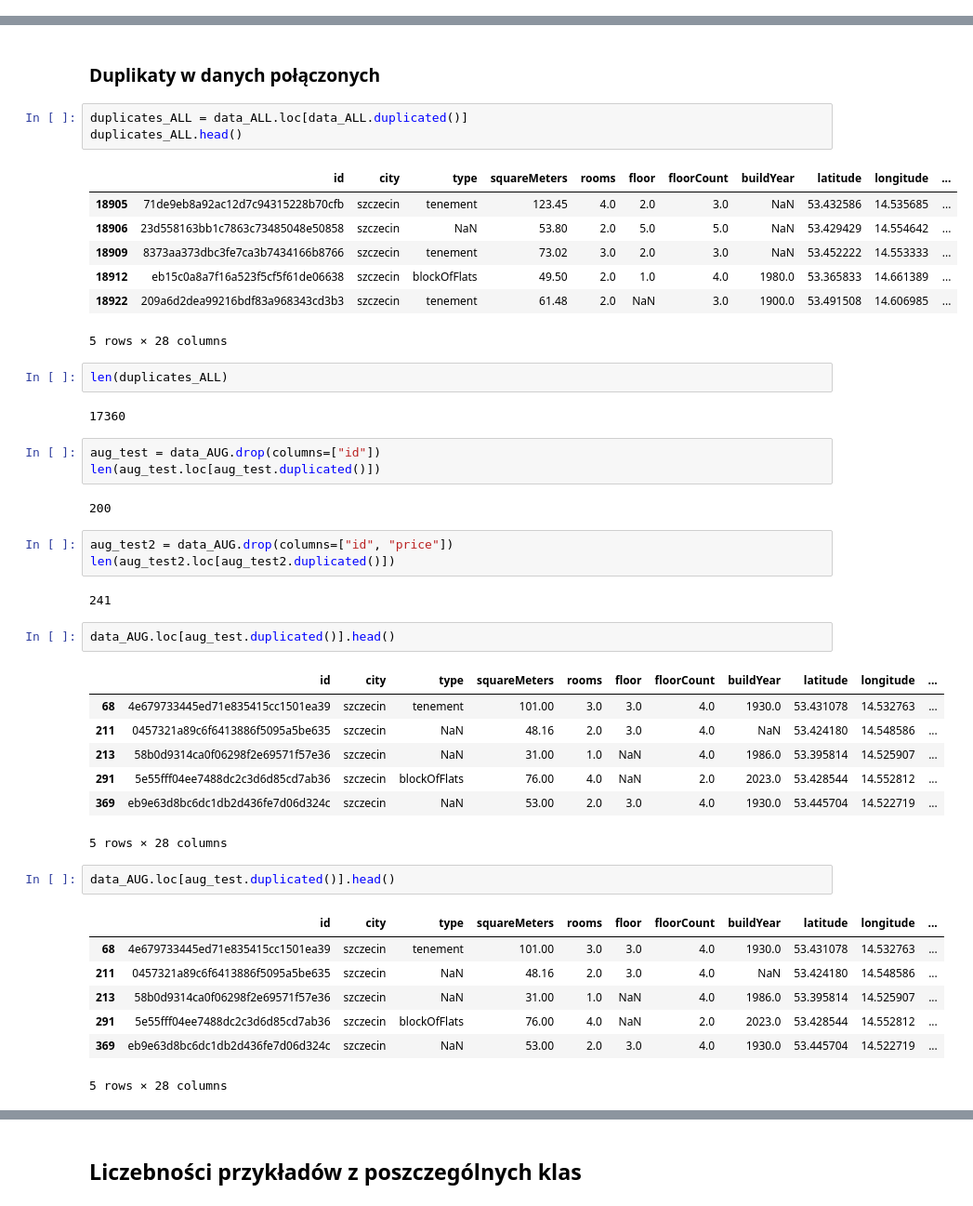
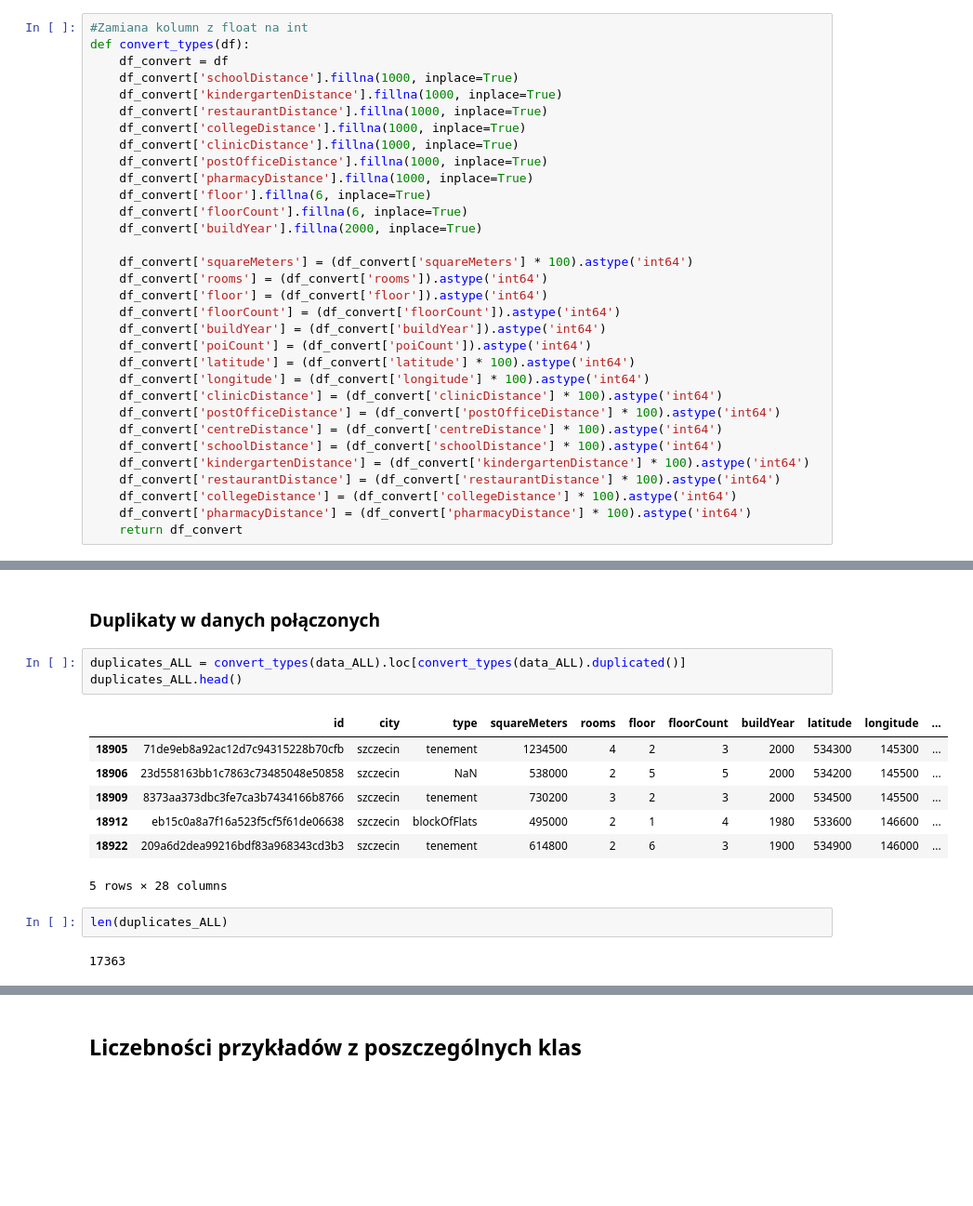
Before and after one commit to Roger1121/FlatAI, a Jupyter notebook: DataAnalysis.ipynb, the cells around one changed output, grey strips where cells are left out. Shown at 93% size. Drawn from its saved outputs; the diff is of its cells as text; blank space fills up the shorter version.

```diff
--- a/DataAnalysis.ipynb
+++ b/DataAnalysis.ipynb
@@ -348,6 +348,38 @@ pd.DataFrame({
 | n/a # | 16760 | 15079 | 14731 | 46570 |
 # %% [markdown]
 ## Duplikaty
+# %%
+#Zamiana kolumn z float na int
+def convert_types(df):
+    df_convert = df
+    df_convert['schoolDistance'].fillna(1000, inplace=True)
+    df_convert['kindergartenDistance'].fillna(1000, inplace=True)
+    df_convert['restaurantDistance'].fillna(1000, inplace=True)
+    df_convert['collegeDistance'].fillna(1000, inplace=True)
+    df_convert['clinicDistance'].fillna(1000, inplace=True)
+    df_convert['postOfficeDistance'].fillna(1000, inplace=True)
+    df_convert['pharmacyDistance'].fillna(1000, inplace=True)
+    df_convert['floor'].fillna(6, inplace=True)
+    df_convert['floorCount'].fillna(6, inplace=True)
+    df_convert['buildYear'].fillna(2000, inplace=True)
+
+    df_convert['squareMeters'] = (df_convert['squareMeters'] * 100).astype('int64')
+    df_convert['rooms'] = (df_convert['rooms']).astype('int64')
+    df_convert['floor'] = (df_convert['floor']).astype('int64')
+    df_convert['floorCount'] = (df_convert['floorCount']).astype('int64')
+    df_convert['buildYear'] = (df_convert['buildYear']).astype('int64')
+    df_convert['poiCount'] = (df_convert['poiCount']).astype('int64')
+    df_convert['latitude'] = (df_convert['latitude'] * 100).astype('int64')
+    df_convert['longitude'] = (df_convert['longitude'] * 100).astype('int64')
+    df_convert['clinicDistance'] = (df_convert['clinicDistance'] * 100).astype('int64')
+    df_convert['postOfficeDistance'] = (df_convert['postOfficeDistance'] * 100).astype('int64')
+    df_convert['centreDistance'] = (df_convert['centreDistance'] * 100).astype('int64')
+    df_convert['schoolDistance'] = (df_convert['schoolDistance'] * 100).astype('int64')
+    df_convert['kindergartenDistance'] = (df_convert['kindergartenDistance'] * 100).astype('int64')
+    df_convert['restaurantDistance'] = (df_convert['restaurantDistance'] * 100).astype('int64')
+    df_convert['collegeDistance'] = (df_convert['collegeDistance'] * 100).astype('int64')
+    df_convert['pharmacyDistance'] = (df_convert['pharmacyDistance'] * 100).astype('int64')
+    return df_convert
 # %% [markdown]
 ### Duplikaty w danych z miesiąca sierpień
 # %%
@@ -372,47 +509,17 @@ data_OCT.loc[data_ALL.duplicated()]
 # %% [markdown]
 ### Duplikaty w danych połączonych
 # %%
-duplicates_ALL = data_ALL.loc[data_ALL.duplicated()]
+duplicates_ALL = convert_types(data_ALL).loc[convert_types(data_ALL).duplicated()]
 duplicates_ALL.head()
 # %% [output]
 |  | id | city | type | squareMeters | rooms | floor | floorCount | buildYear | latitude | longitude | ... |
-| 18905 | 71de9eb8a92ac12d7c94315228b70cfb | szczecin | tenement | 123.45 | 4.0 | 2.0 | 3.0 | NaN | 53.432586 | 14.535685 | ... |
-| 18906 | 23d558163bb1c7863c73485048e50858 | szczecin | NaN | 53.80 | 2.0 | 5.0 | 5.0 | NaN | 53.429429 | 14.554642 | ... |
-| 18909 | 8373aa373dbc3fe7ca3b7434166b8766 | szczecin | tenement | 73.02 | 3.0 | 2.0 | 3.0 | NaN | 53.452222 | 14.553333 | ... |
-| 18912 | eb15c0a8a7f16a523f5cf5f61de06638 | szczecin | blockOfFlats | 49.50 | 2.0 | 1.0 | 4.0 | 1980.0 | 53.365833 | 14.661389 | ... |
-| 18922 | 209a6d2dea99216bdf83a968343cd3b3 | szczecin | tenement | 61.48 | 2.0 | NaN | 3.0 | 1900.0 | 53.491508 | 14.606985 | ... |
+| 18905 | 71de9eb8a92ac12d7c94315228b70cfb | szczecin | tenement | 1234500 | 4 | 2 | 3 | 2000 | 534300 | 145300 | ... |
+| 18906 | 23d558163bb1c7863c73485048e50858 | szczecin | NaN | 538000 | 2 | 5 | 5 | 2000 | 534200 | 145500 | ... |
+| 18909 | 8373aa373dbc3fe7ca3b7434166b8766 | szczecin | tenement | 730200 | 3 | 2 | 3 | 2000 | 534500 | 145500 | ... |
+| 18912 | eb15c0a8a7f16a523f5cf5f61de06638 | szczecin | blockOfFlats | 495000 | 2 | 1 | 4 | 1980 | 533600 | 146600 | ... |
+| 18922 | 209a6d2dea99216bdf83a968343cd3b3 | szczecin | tenement | 614800 | 2 | 6 | 3 | 1900 | 534900 | 146000 | ... |
 5 rows × 28 columns
 # %%
 len(duplicates_ALL)
 # %% [output]
-17360
+17363
-# %%
-aug_test = data_AUG.drop(columns=["id"])
-len(aug_test.loc[aug_test.duplicated()])
-# %% [output]
-200
-# %%
-aug_test2 = data_AUG.drop(columns=["id", "price"])
-len(aug_test2.loc[aug_test2.duplicated()])
-# %% [output]
-241
-# %%
-data_AUG.loc[aug_test.duplicated()].head()
-# %% [output]
-|  | id | city | type | squareMeters | rooms | floor | floorCount | buildYear | latitude | longitude | ... |
-| 68 | 4e679733445ed71e835415cc1501ea39 | szczecin | tenement | 101.00 | 3.0 | 3.0 | 4.0 | 1930.0 | 53.431078 | 14.532763 | ... |
-| 211 | 0457321a89c6f6413886f5095a5be635 | szczecin | NaN | 48.16 | 2.0 | 3.0 | 4.0 | NaN | 53.424180 | 14.548586 | ... |
-| 213 | 58b0d9314ca0f06298f2e69571f57e36 | szczecin | NaN | 31.00 | 1.0 | NaN | 4.0 | 1986.0 | 53.395814 | 14.525907 | ... |
-| 291 | 5e55fff04ee7488dc2c3d6d85cd7ab36 | szczecin | blockOfFlats | 76.00 | 4.0 | NaN | 2.0 | 2023.0 | 53.428544 | 14.552812 | ... |
-| 369 | eb9e63d8bc6dc1db2d436fe7d06d324c | szczecin | NaN | 53.00 | 2.0 | 3.0 | 4.0 | 1930.0 | 53.445704 | 14.522719 | ... |
-5 rows × 28 columns
-# %%
-data_AUG.loc[aug_test.duplicated()].head()
-# %% [output]
-|  | id | city | type | squareMeters | rooms | floor | floorCount | buildYear | latitude | longitude | ... |
-| 68 | 4e679733445ed71e835415cc1501ea39 | szczecin | tenement | 101.00 | 3.0 | 3.0 | 4.0 | 1930.0 | 53.431078 | 14.532763 | ... |
-| 211 | 0457321a89c6f6413886f5095a5be635 | szczecin | NaN | 48.16 | 2.0 | 3.0 | 4.0 | NaN | 53.424180 | 14.548586 | ... |
-| 213 | 58b0d9314ca0f06298f2e69571f57e36 | szczecin | NaN | 31.00 | 1.0 | NaN | 4.0 | 1986.0 | 53.395814 | 14.525907 | ... |
-| 291 | 5e55fff04ee7488dc2c3d6d85cd7ab36 | szczecin | blockOfFlats | 76.00 | 4.0 | NaN | 2.0 | 2023.0 | 53.428544 | 14.552812 | ... |
-| 369 | eb9e63d8bc6dc1db2d436fe7d06d324c | szczecin | NaN | 53.00 | 2.0 | 3.0 | 4.0 | 1930.0 | 53.445704 | 14.522719 | ... |
-5 rows × 28 columns
```
Also changed, not shown: parts of 37 cells of this notebook.
